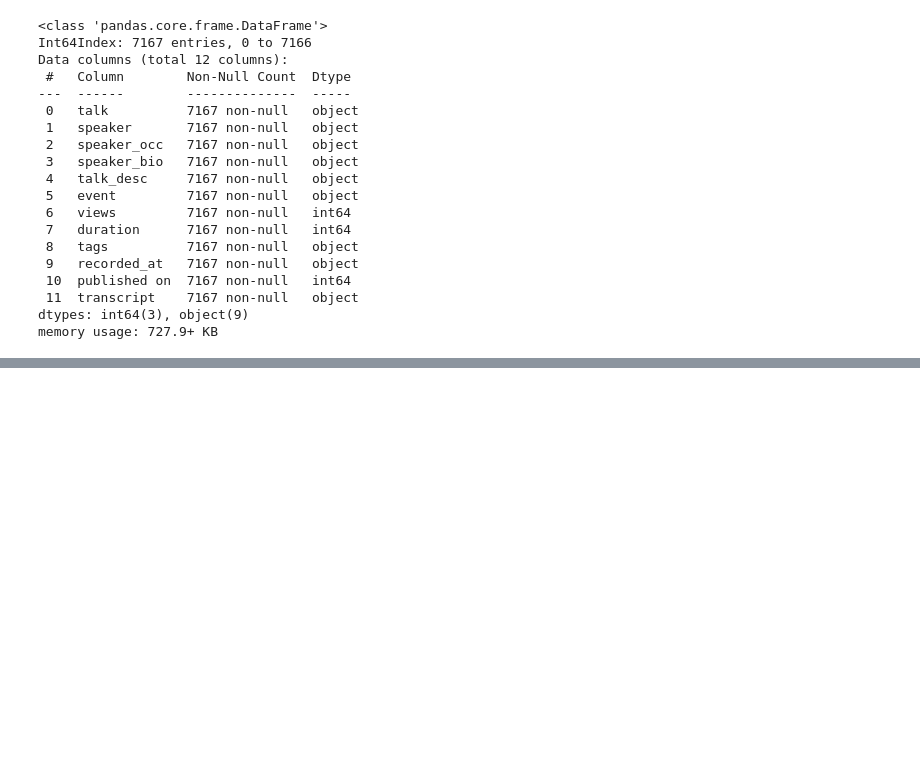
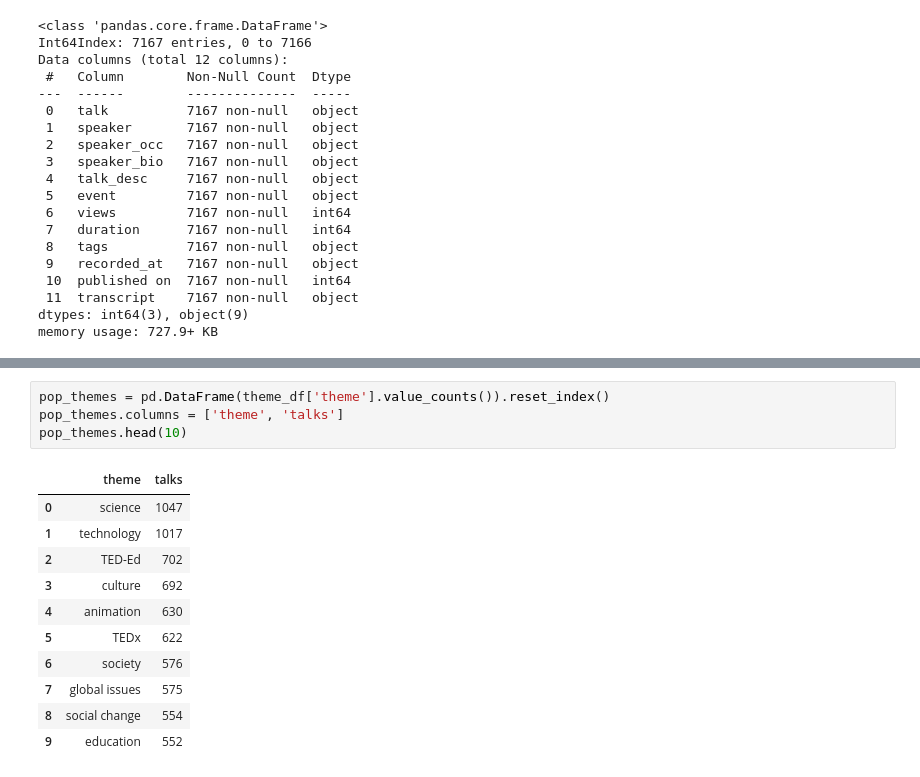
Before and after one commit to vaishakmk/TedTalk-Analysis, a Jupyter notebook: yasaswi.ipynb, the cells around one changed output, grey strips where cells are left out. Saved outputs shown, nothing was run; the diff lists cells and outputs as text; blank space fills up the shorter version.

```diff
--- a/yasaswi.ipynb
+++ b/yasaswi.ipynb
@@ -301,0 +330,16 @@ memory usage: 727.9+ KB
+# %%
+pop_themes = pd.DataFrame(theme_df['theme'].value_counts()).reset_index()
+pop_themes.columns = ['theme', 'talks']
+pop_themes.head(10)
+# %% [output]
+|  | theme | talks |
+| 0 | science | 1047 |
+| 1 | technology | 1017 |
+| 2 | TED-Ed | 702 |
+| 3 | culture | 692 |
+| 4 | animation | 630 |
+| 5 | TEDx | 622 |
+| 6 | society | 576 |
+| 7 | global issues | 575 |
+| 8 | social change | 554 |
+| 9 | education | 552 |
```
Also changed, not shown: parts of 9 cells of this notebook.
